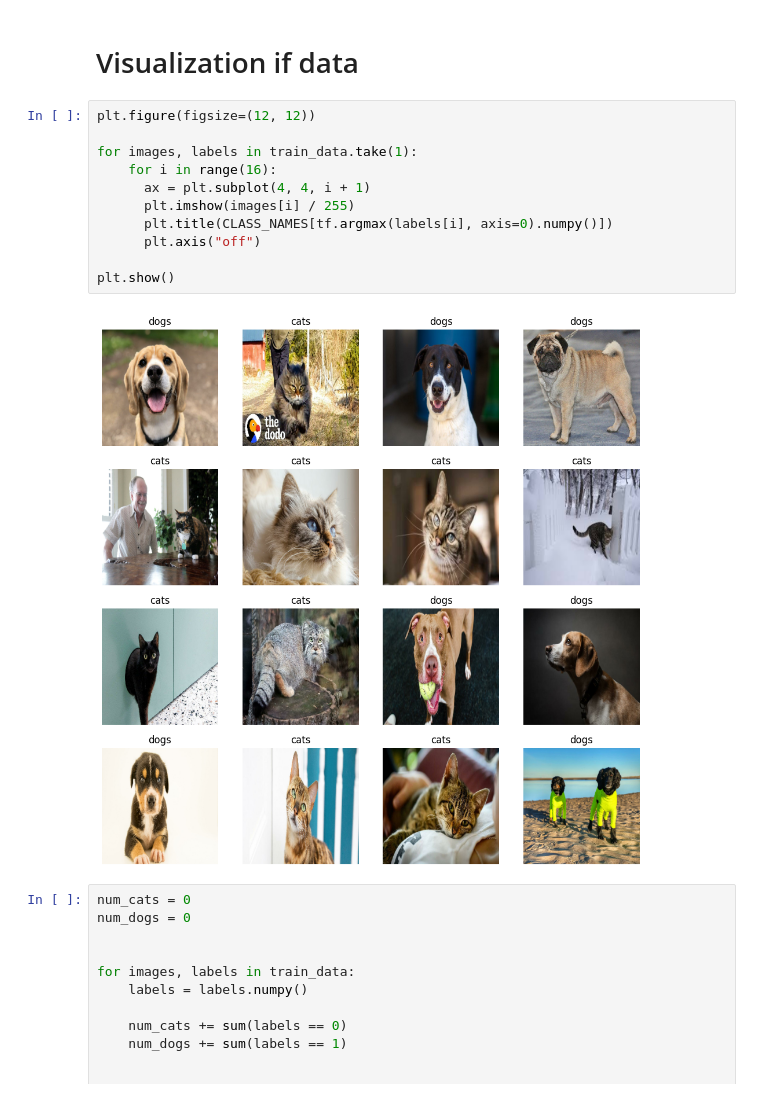
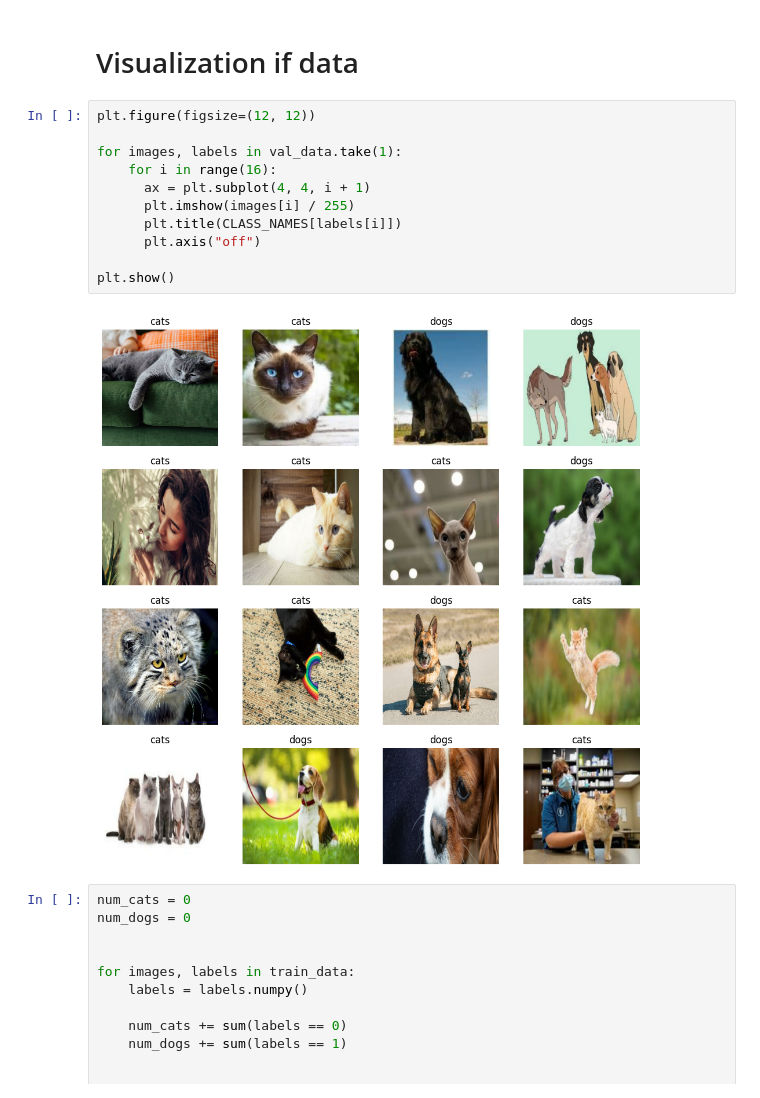
Before and after one commit to Sravya106/Cat-vs-Dog-Classification, a Jupyter notebook: CatvsDog_classification.ipynb, the cells around one changed output. Cells and saved outputs as stored; diff of their text form.

```diff
--- a/CatvsDog_classification.ipynb
+++ b/CatvsDog_classification.ipynb
@@ -69,16 +72,16 @@ Found 140 files belonging to 2 classes.
 # %%
 plt.figure(figsize=(12, 12))
 
-for images, labels in train_data.take(1):
+for images, labels in val_data.take(1):
     for i in range(16):
       ax = plt.subplot(4, 4, i + 1)
       plt.imshow(images[i] / 255)
-      plt.title(CLASS_NAMES[tf.argmax(labels[i], axis=0).numpy()])
+      plt.title(CLASS_NAMES[labels[i]])
       plt.axis("off")
 
 plt.show()
 # %% [output]
-[figure, old version]
+[figure, new version]
 # %%
 num_cats = 0
 num_dogs = 0
```
Also changed, not shown: parts of 11 cells of this notebook.
